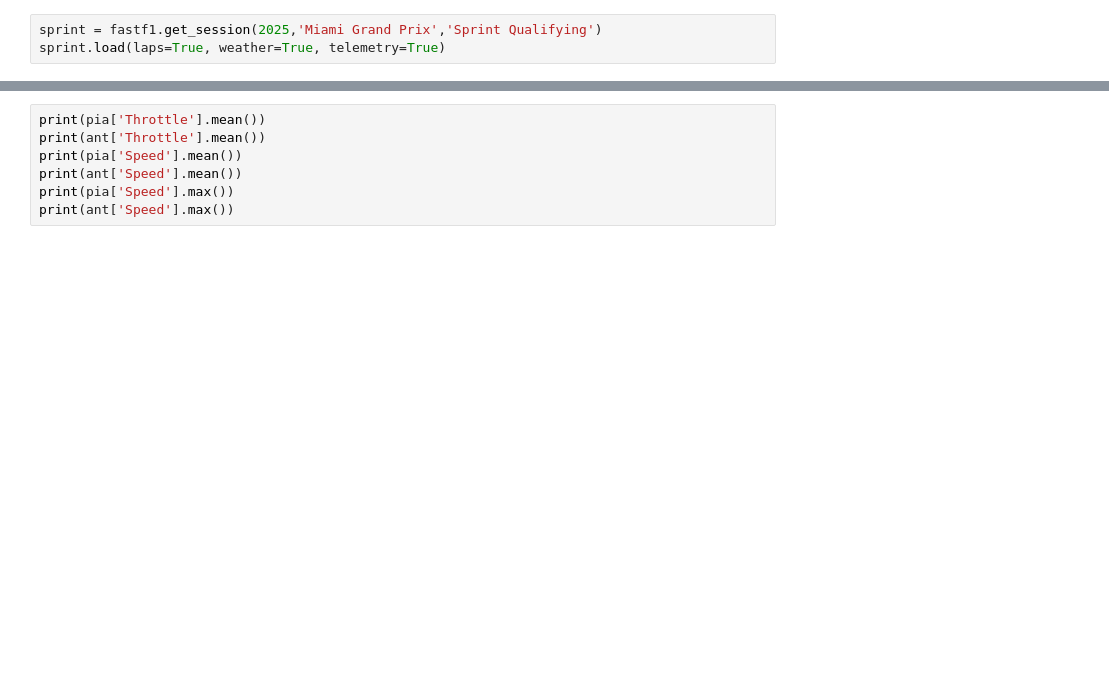
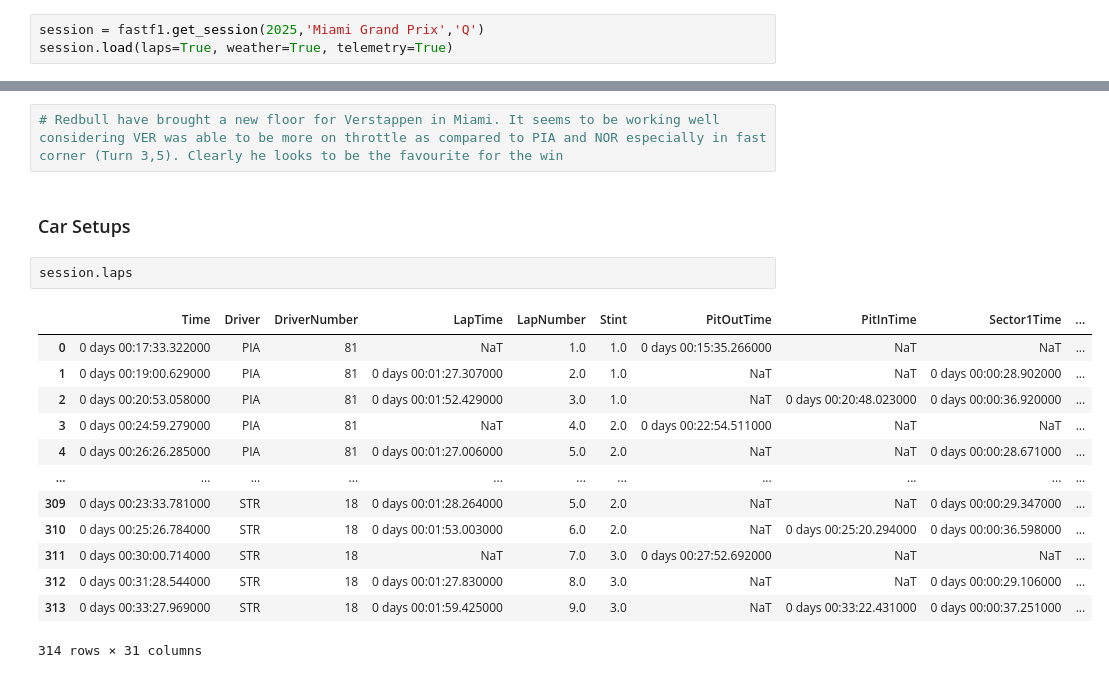
Before and after one commit to Sanket-g-75/F1_Analysis, a Jupyter notebook: code.ipynb, the cells around one changed output, grey strips where cells are left out. Cells and saved outputs as stored; diff of their text form; blank space fills up the shorter version.

```diff
--- a/code.ipynb
+++ b/code.ipynb
@@ -6,4 +14,4 @@ import matplotlib.pyplot as plt
 # %%
-sprint = fastf1.get_session(2025,'Miami Grand Prix','Sprint Qualifying')
-sprint.load(laps=True, weather=True, telemetry=True)
+session = fastf1.get_session(2025,'Miami Grand Prix','Q')
+session.load(laps=True, weather=True, telemetry=True)
 # %% [output]
@@ -86,7 +162,20 @@ plt.show()
-# %%
-print(pia['Throttle'].mean())
-print(ant['Throttle'].mean())
-print(pia['Speed'].mean())
-print(ant['Speed'].mean())
-print(pia['Speed'].max())
-print(ant['Speed'].max())
+# %%
+# Redbull have brought a new floor for Verstappen in Miami. It seems to be working well considering VER was able to be more on throttle as compared to PIA and NOR especially in fast corner (Turn 3,5). Clearly he looks to be the favourite for the win
+# %% [markdown]
+### Car Setups
+# %%
+session.laps
+# %% [output]
+|  | Time | Driver | DriverNumber | LapTime | LapNumber | Stint | PitOutTime | PitInTime | Sector1Time | ... |
+| 0 | 0 days 00:17:33.322000 | PIA | 81 | NaT | 1.0 | 1.0 | 0 days 00:15:35.266000 | NaT | NaT | ... |
+| 1 | 0 days 00:19:00.629000 | PIA | 81 | 0 days 00:01:27.307000 | 2.0 | 1.0 | NaT | NaT | 0 days 00:00:28.902000 | ... |
+| 2 | 0 days 00:20:53.058000 | PIA | 81 | 0 days 00:01:52.429000 | 3.0 | 1.0 | NaT | 0 days 00:20:48.023000 | 0 days 00:00:36.920000 | ... |
+| 3 | 0 days 00:24:59.279000 | PIA | 81 | NaT | 4.0 | 2.0 | 0 days 00:22:54.511000 | NaT | NaT | ... |
+| 4 | 0 days 00:26:26.285000 | PIA | 81 | 0 days 00:01:27.006000 | 5.0 | 2.0 | NaT | NaT | 0 days 00:00:28.671000 | ... |
+| ... | ... | ... | ... | ... | ... | ... | ... | ... | ... | ... |
+| 309 | 0 days 00:23:33.781000 | STR | 18 | 0 days 00:01:28.264000 | 5.0 | 2.0 | NaT | NaT | 0 days 00:00:29.347000 | ... |
+| 310 | 0 days 00:25:26.784000 | STR | 18 | 0 days 00:01:53.003000 | 6.0 | 2.0 | NaT | 0 days 00:25:20.294000 | 0 days 00:00:36.598000 | ... |
+| 311 | 0 days 00:30:00.714000 | STR | 18 | NaT | 7.0 | 3.0 | 0 days 00:27:52.692000 | NaT | NaT | ... |
+| 312 | 0 days 00:31:28.544000 | STR | 18 | 0 days 00:01:27.830000 | 8.0 | 3.0 | NaT | NaT | 0 days 00:00:29.106000 | ... |
+| 313 | 0 days 00:33:27.969000 | STR | 18 | 0 days 00:01:59.425000 | 9.0 | 3.0 | NaT | 0 days 00:33:22.431000 | 0 days 00:00:37.251000 | ... |
+314 rows × 31 columns
```
Also changed, not shown: parts of 19 cells of this notebook.
